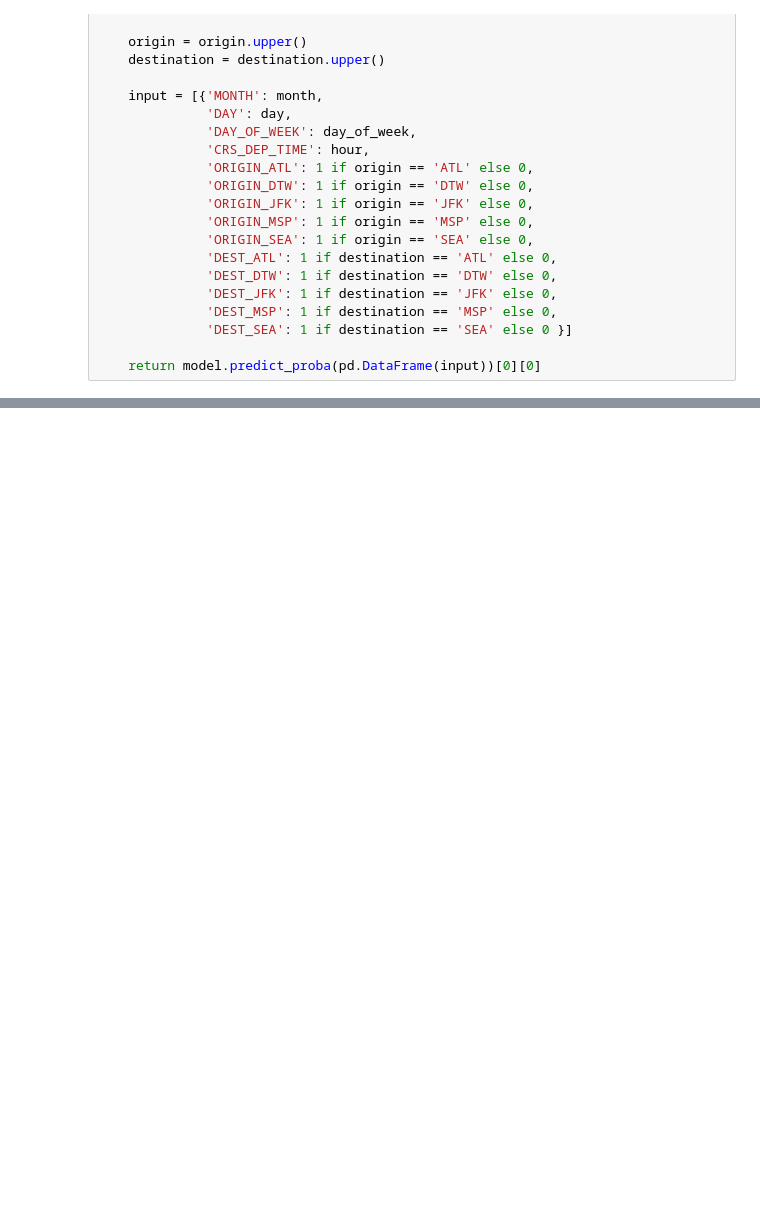
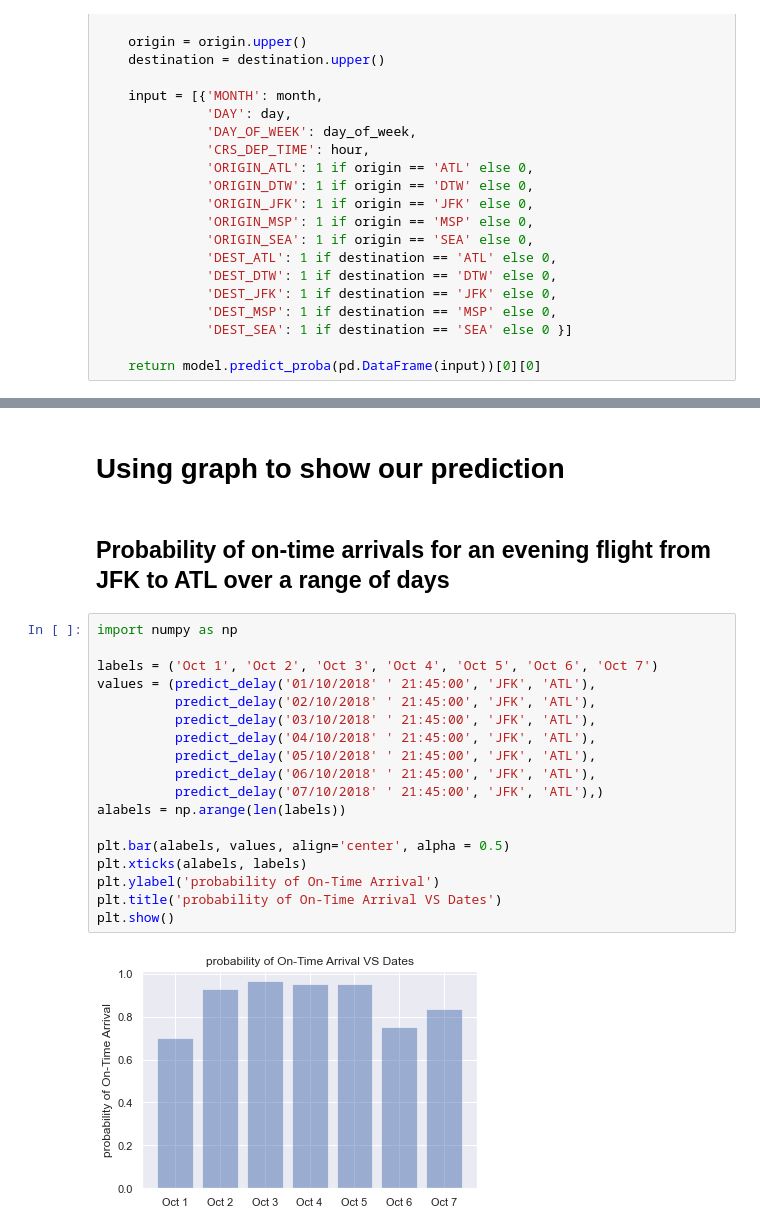
Before and after one commit to harshit1verma/Flight-Delay-Pridiction, a Jupyter notebook: Flight-Code.ipynb, the cells around one changed output, grey strips where cells are left out. Drawn from its saved outputs; the diff is of its cells as text; blank space fills up the shorter version.

```diff
--- a/Flight-Code.ipynb
+++ b/Flight-Code.ipynb
@@ -221,0 +331,24 @@ predict_delay('2/10/2018 10:00:00', 'ATL', 'SEA')
+# %% [markdown]
+# Using graph to show our prediction
+# %% [markdown]
+## Probability of on-time arrivals for an evening flight from JFK to ATL over a range of days
+# %%
+import numpy as np
+
+labels = ('Oct 1', 'Oct 2', 'Oct 3', 'Oct 4', 'Oct 5', 'Oct 6', 'Oct 7')
+values = (predict_delay('01/10/2018' ' 21:45:00', 'JFK', 'ATL'),
+          predict_delay('02/10/2018' ' 21:45:00', 'JFK', 'ATL'),
+          predict_delay('03/10/2018' ' 21:45:00', 'JFK', 'ATL'),
+          predict_delay('04/10/2018' ' 21:45:00', 'JFK', 'ATL'),
+          predict_delay('05/10/2018' ' 21:45:00', 'JFK', 'ATL'),
+          predict_delay('06/10/2018' ' 21:45:00', 'JFK', 'ATL'),
+          predict_delay('07/10/2018' ' 21:45:00', 'JFK', 'ATL'),)
+alabels = np.arange(len(labels))
+
+plt.bar(alabels, values, align='center', alpha = 0.5)
+plt.xticks(alabels, labels)
+plt.ylabel('probability of On-Time Arrival')
+plt.title('probability of On-Time Arrival VS Dates')
+plt.show()
+# %% [output]
+[figure, added]
```
Also changed, not shown: parts of 57 cells of this notebook.
